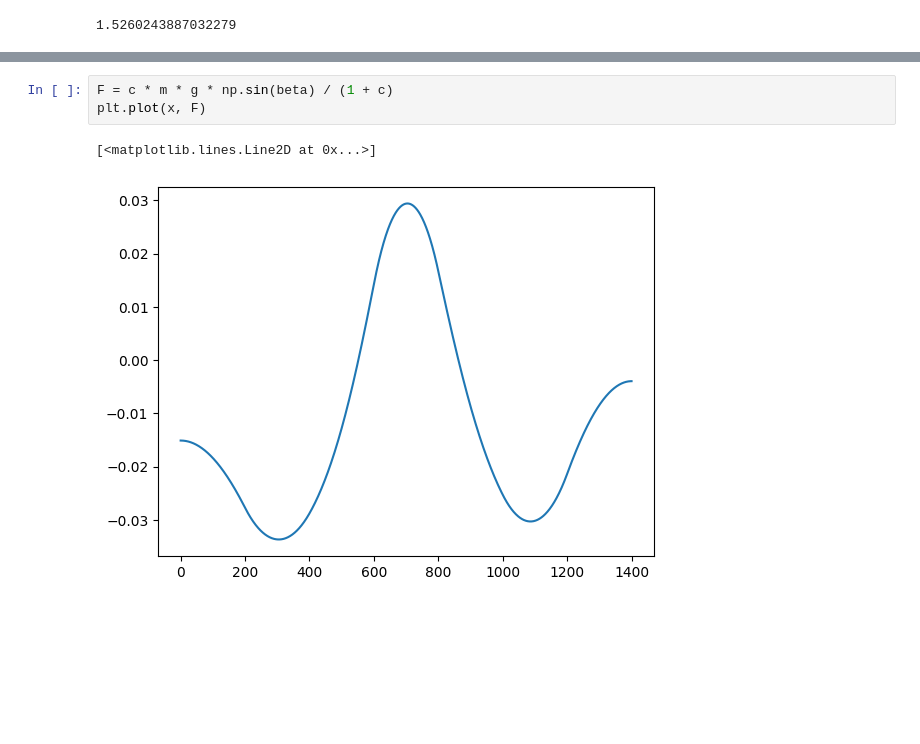
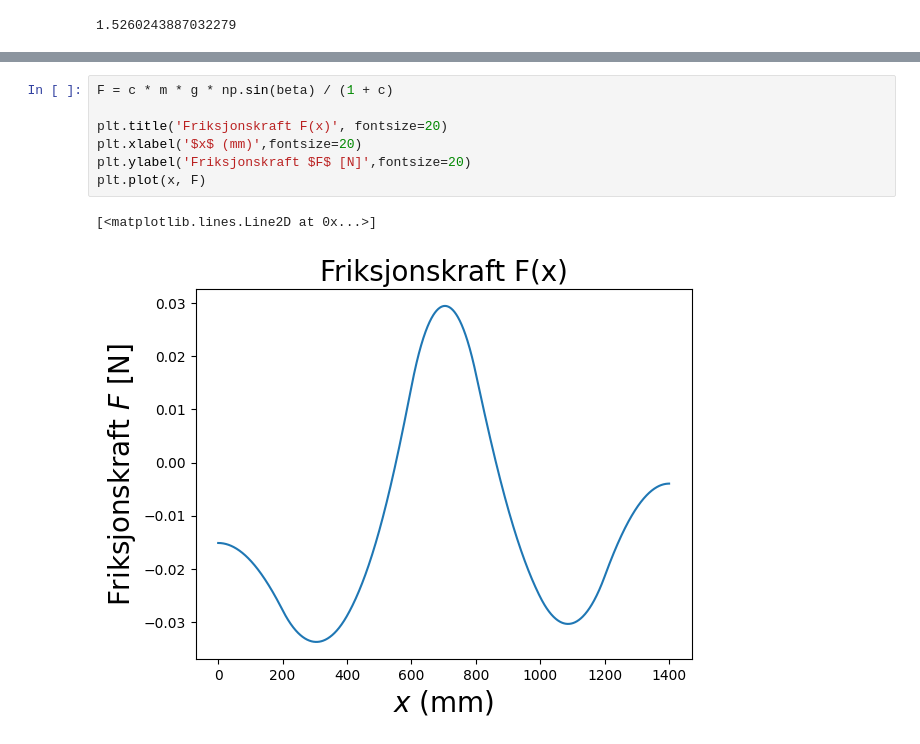
Before and after one commit to angrycompany16/Fysikk-lab, a Jupyter notebook: baneform_H23 david.ipynb, the cells around one changed output, grey strips where cells are left out. Saved outputs shown, nothing was run; the diff lists cells and outputs as text; blank space fills up the shorter version.

```diff
--- a/baneform_H23 david.ipynb
+++ b/baneform_H23 david.ipynb
@@ -166,8 +172,12 @@ plt.plot(x, N)
 # %%
 F = c * m * g * np.sin(beta) / (1 + c)
+
+plt.title('Friksjonskraft F(x)', fontsize=20)
+plt.xlabel('$x$ (mm)',fontsize=20)
+plt.ylabel('Friksjonskraft $F$ [N]',fontsize=20)
 plt.plot(x, F)
 # %% [output]
 [<matplotlib.lines.Line2D at 0x...>]
-[figure, old version]
+[figure, new version]
 # %%
 FN = np.abs(F / N)
```
Also changed, not shown: parts of 3 cells of this notebook, 10 other files.
